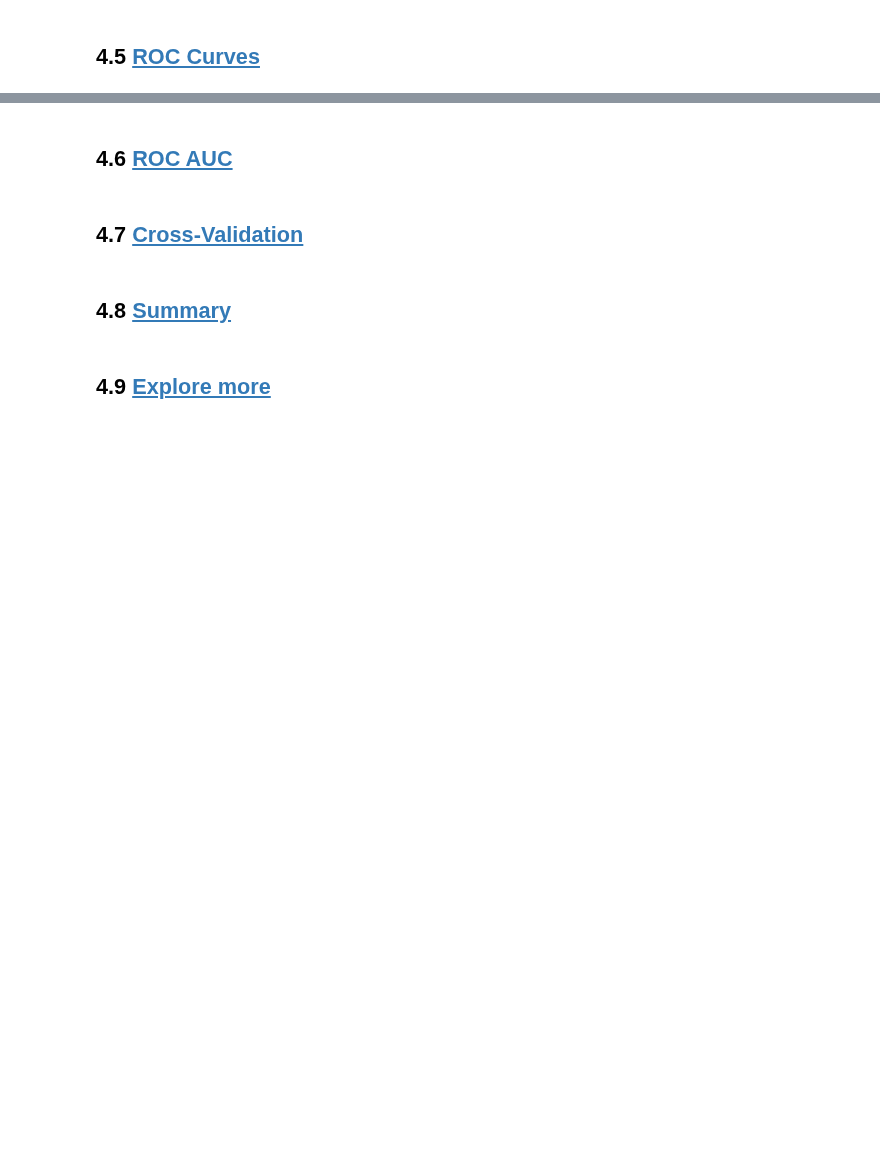
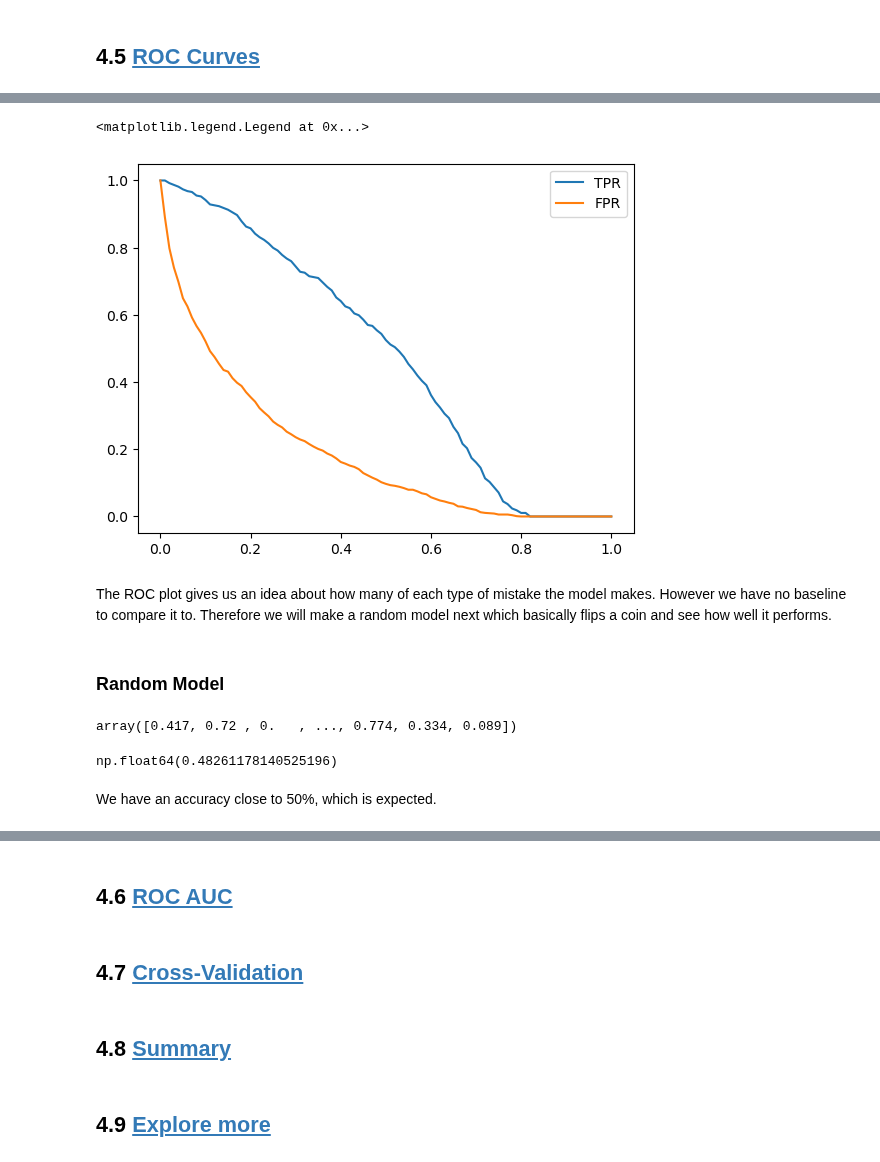
Before and after one commit to kemaldahha/machine-learning-course, a Jupyter notebook: week_4_notes.ipynb, the cells around one changed output, grey strips where cells are left out. Drawn from its saved outputs; the diff is of its cells as text; code cells hidden in the pictures; blank space fills up the shorter version.

```diff
--- a/week_4_notes.ipynb
+++ b/week_4_notes.ipynb
@@ -174,0 +262,21 @@ array([[0.66, 0.07],
+# %%
+thresholds = np.linspace(0, 1, 101)
+scores = []
+
+for t in thresholds:
+    actual_positive = (y_val == 1)
+    actual_negative = (y_val == 0)
+
+    predict_positive = (y_pred >= t)
+    predict_negative = (y_pred < t)
+
+
+    tp = (predict_positive & actual_positive).sum()
+    tn = (predict_negative & actual_negative).sum()
+
+    fp = (predict_positive & actual_negative).sum()
+    fn = (predict_negative & actual_positive).sum()
+
+    scores.append((t, tp, tn, fp, fn))
+
+df_scores = pd.DataFrame(data=scores, columns=["threshold", "tp", "tn", "fp", "fn"])
@@ -174,0 +299,3 @@ array([[0.66, 0.07],
+# %%
+df_scores["tpr"] = df_scores["tp"] / (df_scores["tp"] + df_scores["fn"])
+df_scores["fpr"] = df_scores["fp"] / (df_scores["fp"] + df_scores["tn"])
@@ -174,0 +318,11 @@ array([[0.66, 0.07],
+# %%
+plt.plot(df_scores["threshold"], df_scores["tpr"], label="TPR")
+plt.plot(df_scores["threshold"], df_scores["fpr"], label="FPR")
+plt.legend()
+# %% [output]
+<matplotlib.legend.Legend at 0x...>
+[figure, added]
+# %% [markdown]
+The ROC plot gives us an idea about how many of each type of mistake the model makes. However we have no baseline to compare it to. Therefore we will make a random model next which basically flips a coin and see how well it performs.
+# %% [markdown]
+### Random Model
@@ -174,0 +332,10 @@ array([[0.66, 0.07],
+# %%
+y_rand.round(3)
+# %% [output]
+array([0.417, 0.72 , 0.   , ..., 0.774, 0.334, 0.089])
+# %%
+((y_rand >= 0.5) == y_val).mean()
+# %% [output]
+np.float64(0.48261178140525196)
+# %% [markdown]
+We have an accuracy close to 50%, which is expected.
```
Also changed, not shown: parts of 30 cells of this notebook, 1 other file.
